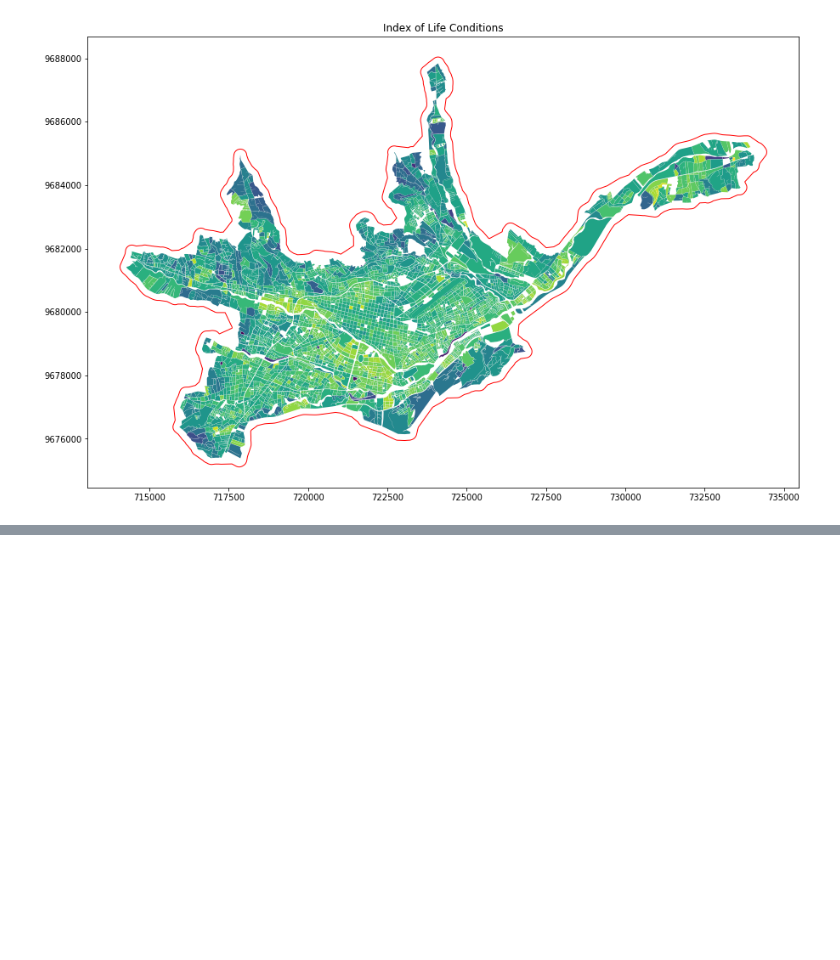
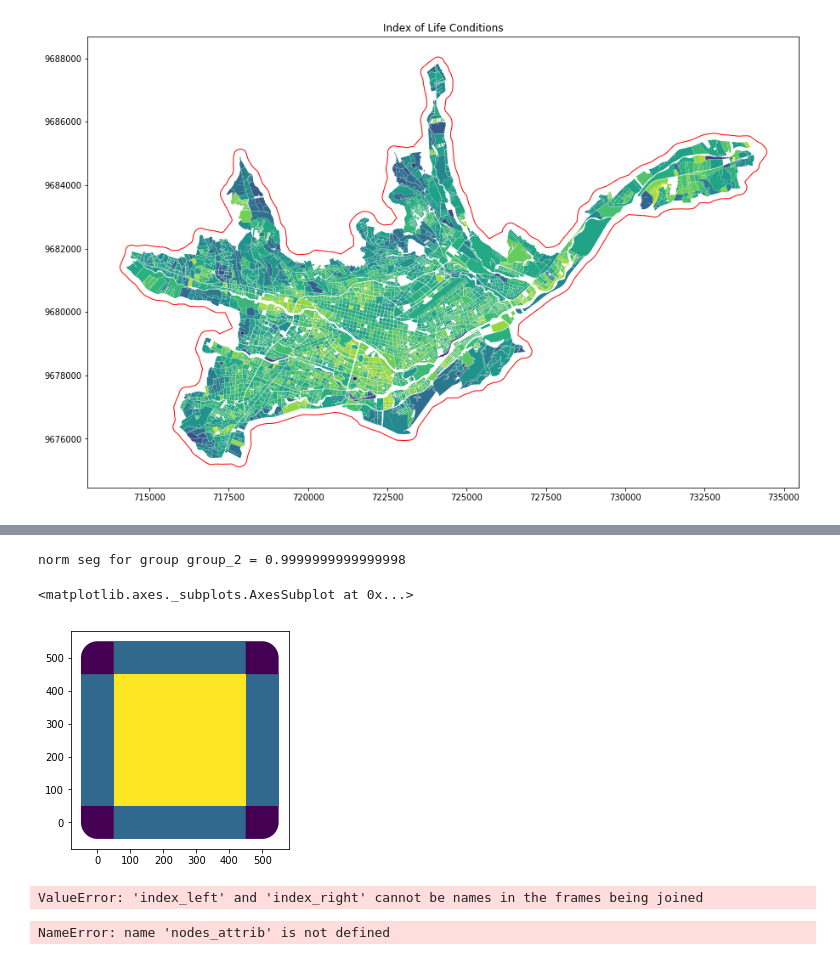
Before and after one commit to mateoneira/MultiplexSegregation, a Jupyter notebook: Multiplex_Segregation.ipynb, the cells around one changed output, grey strips where cells are left out. Cells and saved outputs as stored; diff of their text form; code cells hidden in the pictures; blank space fills up the shorter version.

```diff
--- a/Multiplex_Segregation.ipynb
+++ b/Multiplex_Segregation.ipynb
@@ -194 +272,23 @@ temp = ms.area_overlay(blocksICV, tessellation, 'nPeople', ['ICV'], ['Q1', 'Q2',
+# %%
+ms.random_walk_segregation(street_network, group="group_2")
+# %% [output]
+norm seg for group group_2 = 0.9999999999999998
+# %%
+G = street_network
+group="group_1"
+# %%
+for i, data in G.nodes(data=True):
+    if 'nPeople' not in data.keys():
+        G.node[i]['nPeople'] = 0
+    if group not in data.keys():
+        G.node[i][group] = 0
+# %%
+tesselation = ms.create_node_voronoi(G, boundary)
+# %%
+overlayPoly = ms.area_overlay(blocksGPD, tesselation, "nPeople", ['dummy'], ['group_1', 'group_2'])
+# %%
+overlayPoly.plot(column="nPeople")
+# %% [output]
+<matplotlib.axes._subplots.AxesSubplot at 0x...>
+[figure, added]
 # %%
@@ -200,4 +298,10 @@ nodesGPD.crs = street_network.graph['crs']
 # %%
-nodes_attrib = gpd.sjoin(nodesGPD, temp, how='inner', op='within')
+nodes_attrib = gpd.sjoin(nodesGPD, overlayPoly, how='inner', op='within')
+# %% [output]
+ValueError: 'index_left' and 'index_right' cannot be names in the frames being joined
+# %%
+nodes_attrib.nPeople.sum()
+# %% [output]
+NameError: name 'nodes_attrib' is not defined
 # %%
 nodes_dict = nodes_attrib.to_dict(orient='index')
```
Also changed, not shown: parts of 94 cells of this notebook, 8 other files.
